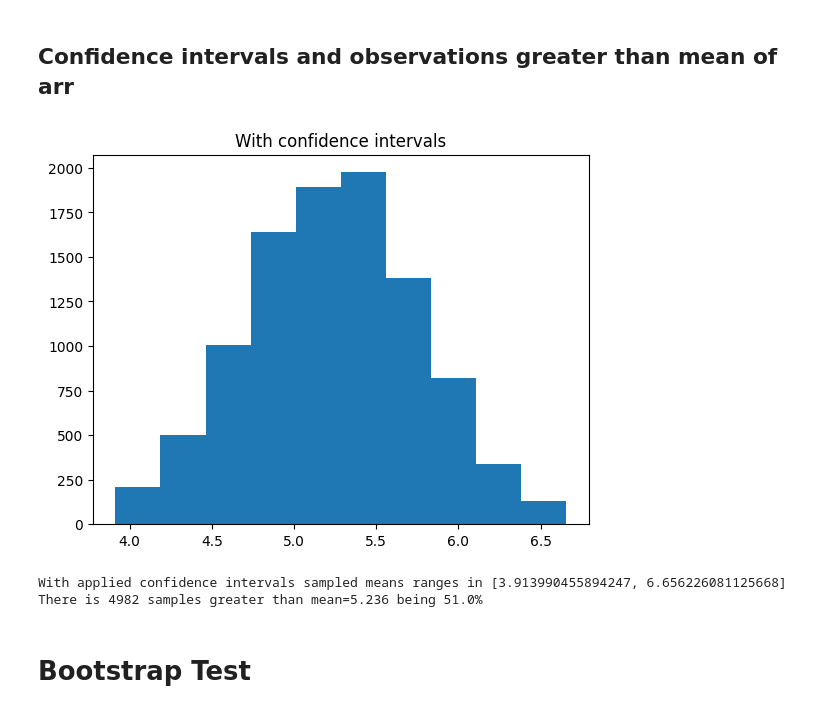
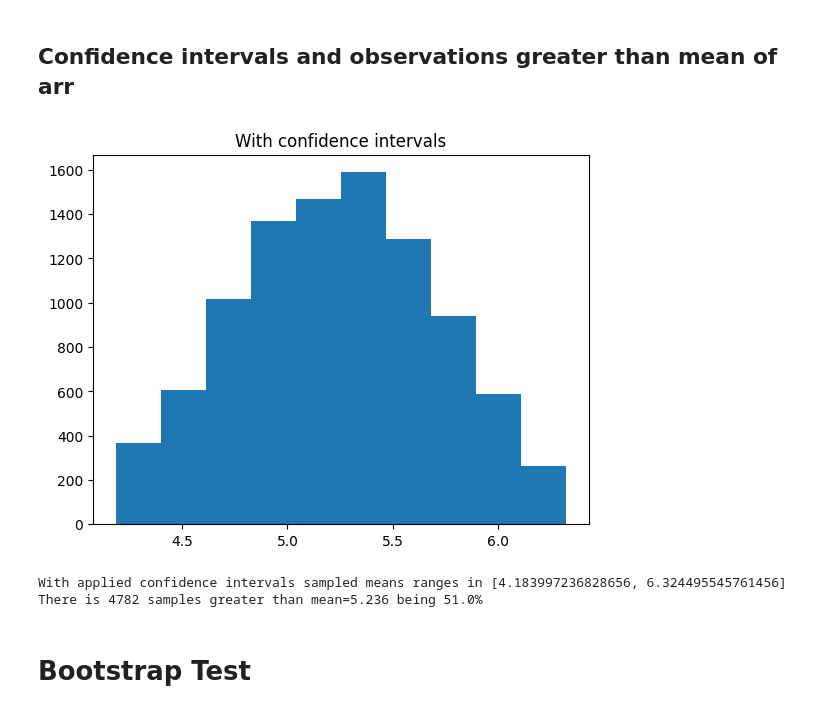
Before and after one commit to xXKeNdAmAmAsTeRXx/Machine-Learning-Tasks, a Jupyter notebook: Resampling_Methods/Statistical_Testing.ipynb, the cells around one changed output. Saved outputs shown, nothing was run; the diff lists cells and outputs as text; code cells hidden in the pictures.

```diff
--- a/Resampling_Methods/Statistical_Testing.ipynb
+++ b/Resampling_Methods/Statistical_Testing.ipynb
@@ -42,21 +42,21 @@ plt.show()
 # %% [markdown]
 ## Confidence intervals and observations greater than mean of arr
 # %%
-alpha = 0.005
+alpha = 0.05
 
-sampled_means = sorted(sampled_means)[int(N * alpha):-int(N*alpha)]
+sampled_means = sorted(sampled_means)[int(N * alpha/2):-int(N*alpha/2)]
 plt.hist(sampled_means)
 plt.title("With confidence intervals")
 plt.show()
 
-N_above_mean = np.sum([1 if s > mean else 0 for s in sampled_means ])
+N_above_mean = np.sum(sampled_means >= mean)
 
 print(f"With applied confidence intervals sampled means ranges in [{sampled_means[0]}, {sampled_means[-1]}]")
 print(f"There is {N_above_mean} samples greater than {mean=} being {np.ceil(N_above_mean/len(sampled_means)*100)}%")
 # %% [output]
-[figure, old version]
+[figure, new version]
-With applied confidence intervals sampled means ranges in [3.913990455894247, 6.656226081125668]
-There is 4982 samples greater than mean=5.236 being 51.0%
+With applied confidence intervals sampled means ranges in [4.183997236828656, 6.324495545761456]
+There is 4782 samples greater than mean=5.236 being 51.0%
 # %% [markdown]
 # Bootstrap Test
 # %% [markdown]
```
Also changed, not shown: parts of 4 cells of this notebook, 1 other file.
